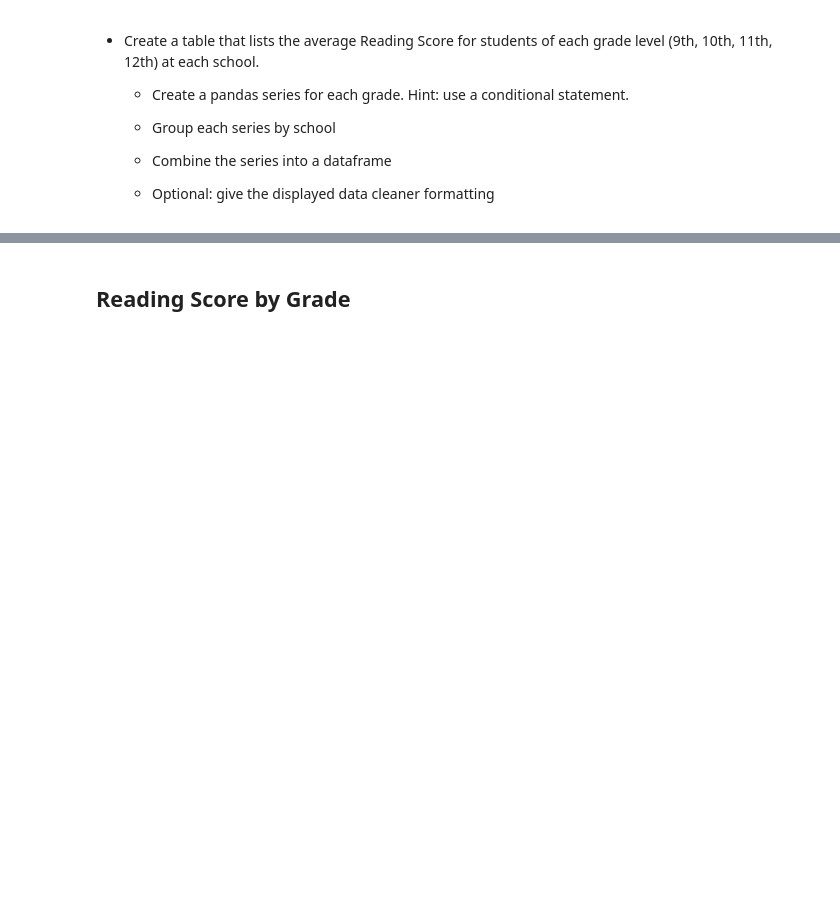
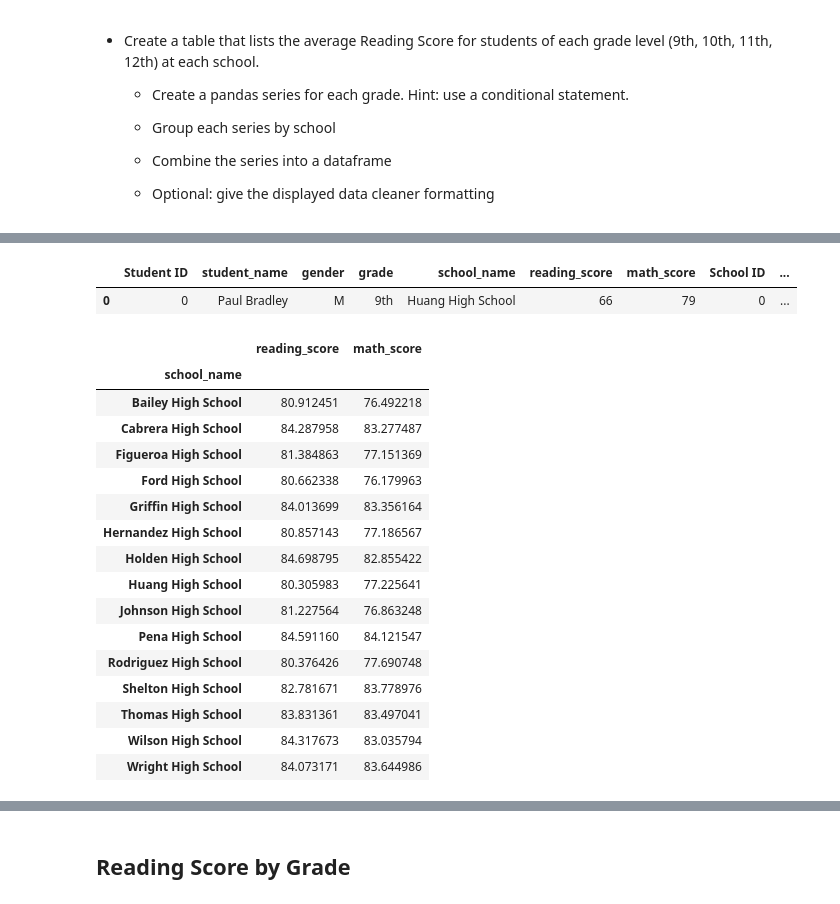
Before and after one commit to aditibindlish/Pandas-Challenge, a Jupyter notebook: PyCitySchools/PyCitySchools_results.ipynb, the cells around one changed output, grey strips where cells are left out. Cells and saved outputs as stored; diff of their text form; code cells hidden in the pictures; blank space fills up the shorter version.

```diff
--- a/PyCitySchools/PyCitySchools_results.ipynb
+++ b/PyCitySchools/PyCitySchools_results.ipynb
@@ -198,0 +265,49 @@ new_df.head()
+# %%
+school_data_complete[:1]
+# %% [output]
+|  | Student ID | student_name | gender | grade | school_name | reading_score | math_score | School ID | ... |
+| 0 | 0 | Paul Bradley | M | 9th | Huang High School | 66 | 79 | 0 | ... |
+# %%
+# Calculate average scores for 9th grade school wise
+ninth = school_data_complete.loc[(school_data_complete['grade']=='9th')]
+ninth = ninth[['school_name','reading_score','math_score']]
+Ninth_df = ninth.groupby('school_name').mean()
+# Ninth_df_math = Ninth_df[['school_name','math_score']]
+# Ninth_df_math
+
+# Calculate average scores for 10th grade school wise
+tenth = school_data_complete.loc[(school_data_complete['grade']=='10th')]
+tenth = tenth[['school_name','reading_score','math_score']]
+tenth_df = tenth.groupby('school_name').mean()
+tenth_df
+
+# Calculate average scores for 11th grade school wise
+eleventh = school_data_complete.loc[(school_data_complete['grade']=='11th')]
+eleventh = eleventh[['school_name','reading_score','math_score']]
+eleventh_df = eleventh.groupby('school_name').mean()
+eleventh_df
+
+
+# Calculate average scores for 12th grade school wise
+twelfth = school_data_complete.loc[(school_data_complete['grade']=='12th')]
+twelfth = twelfth[['school_name','reading_score','math_score']]
+twelfth_df = twelfth.groupby('school_name').mean()
+twelfth_df
+# %% [output]
+|  | reading_score | math_score |
+| school_name |  |  |
+| Bailey High School | 80.912451 | 76.492218 |
+| Cabrera High School | 84.287958 | 83.277487 |
+| Figueroa High School | 81.384863 | 77.151369 |
+| Ford High School | 80.662338 | 76.179963 |
+| Griffin High School | 84.013699 | 83.356164 |
+| Hernandez High School | 80.857143 | 77.186567 |
+| Holden High School | 84.698795 | 82.855422 |
+| Huang High School | 80.305983 | 77.225641 |
+| Johnson High School | 81.227564 | 76.863248 |
+| Pena High School | 84.591160 | 84.121547 |
+| Rodriguez High School | 80.376426 | 77.690748 |
+| Shelton High School | 82.781671 | 83.778976 |
+| Thomas High School | 83.831361 | 83.497041 |
+| Wilson High School | 84.317673 | 83.035794 |
+| Wright High School | 84.073171 | 83.644986 |
```
Also changed, not shown: parts of 25 cells of this notebook.
